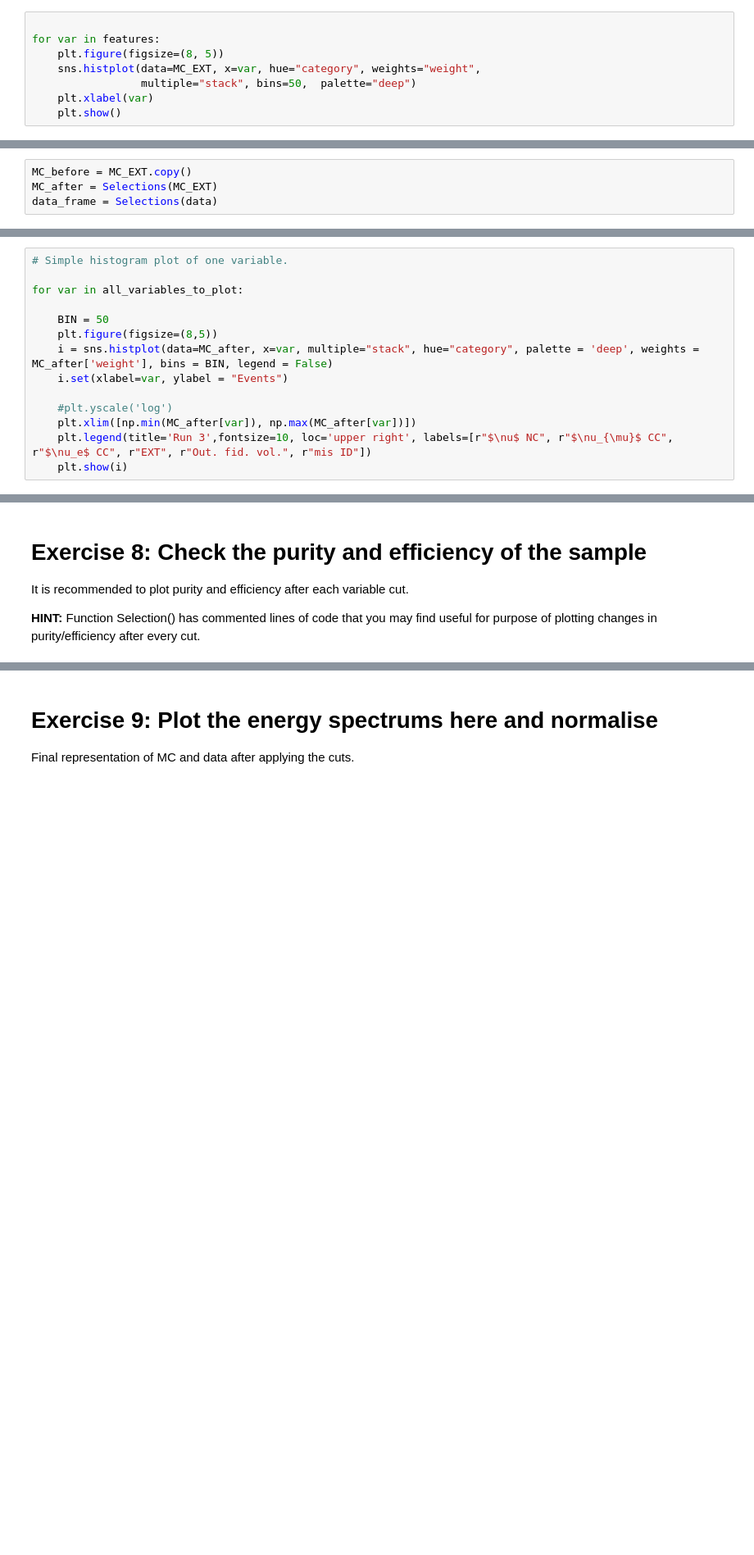
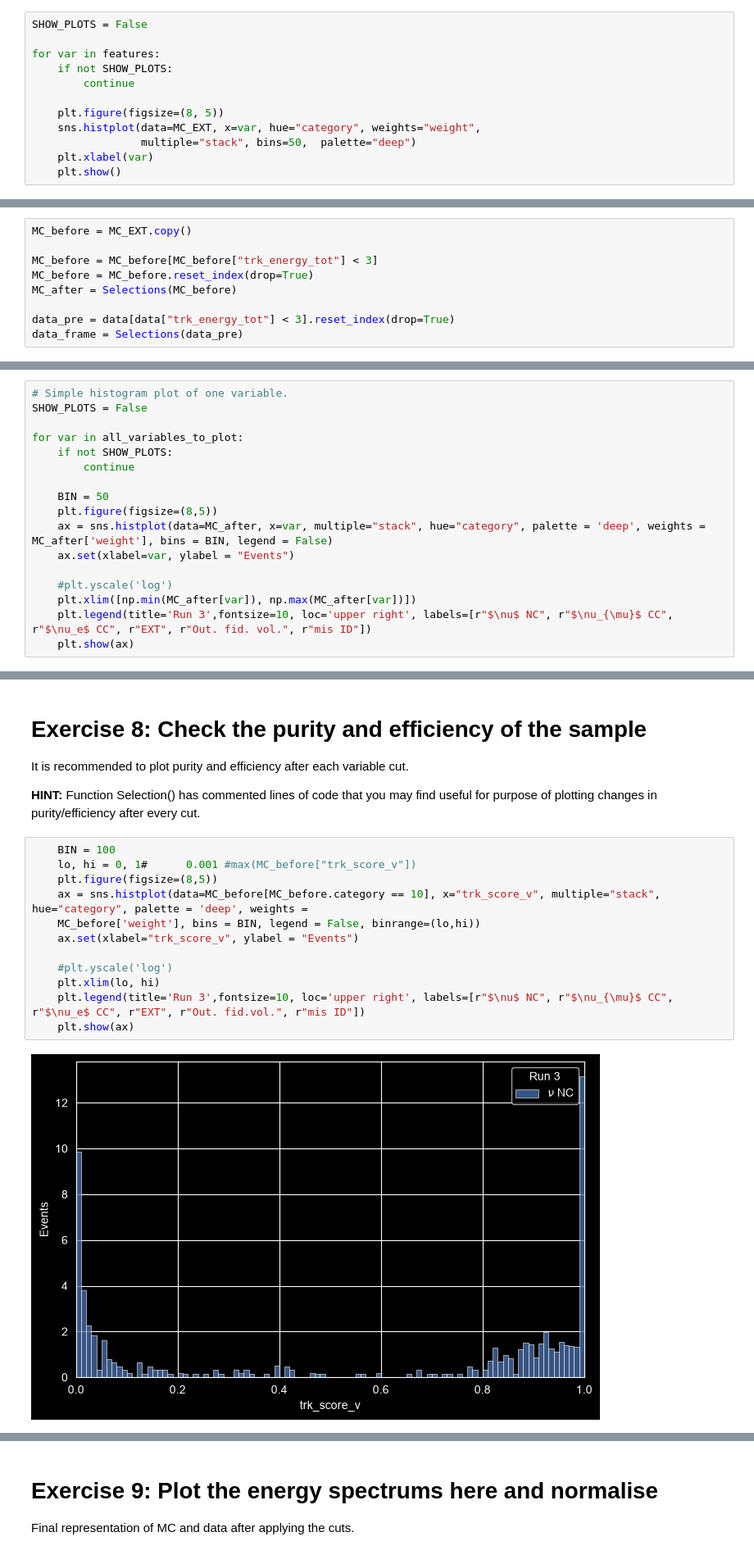
Before and after one commit to harrisonunwin/MicroBooNE_Lab, a Jupyter notebook: MainAnalysis_template.ipynb, the cells around one changed output, grey strips where cells are left out. Shown at 82% size. Saved outputs shown, nothing was run; the diff lists cells and outputs as text; blank space fills up the shorter version.

```diff
--- a/MainAnalysis_template.ipynb
+++ b/MainAnalysis_template.ipynb
@@ -361,8 +361,12 @@ histogram_plot(
 # %% [markdown]
 Modify selection cuts. Remember to cut the same variables in both data sets.
 # %%
+SHOW_PLOTS = False
 
 for var in features:
+    if not SHOW_PLOTS:
+        continue
+
     plt.figure(figsize=(8, 5))
     sns.histplot(data=MC_EXT, x=var, hue="category", weights="weight",
                  multiple="stack", bins=50,  palette="deep")
@@ -429,8 +418,13 @@ def Selections(frame):
 ## Calls the selection function on the dataframes
 # %%
 MC_before = MC_EXT.copy()
-MC_after = Selections(MC_EXT)
-data_frame = Selections(data)
+
+MC_before = MC_before[MC_before["trk_energy_tot"] < 3]
+MC_before = MC_before.reset_index(drop=True)
+MC_after = Selections(MC_before)
+
+data_pre = data[data["trk_energy_tot"] < 3].reset_index(drop=True)
+data_frame = Selections(data_pre)
 # %% [markdown]
 # Plot all variables and decide on selection cuts
 Here is the section with the example histogram plots for each variable. Create a new cell and implement your own function to plot all the histograms.
@@ -443,14 +437,17 @@ print(all_variables_to_plot)
 # %%
 # Simple histogram plot of one variable.
+SHOW_PLOTS = False
 
 for var in all_variables_to_plot:
+    if not SHOW_PLOTS:
+        continue
 
     BIN = 50
     plt.figure(figsize=(8,5))
-    i = sns.histplot(data=MC_after, x=var, multiple="stack", hue="category", palette = 'deep', weights = MC_after['weight'], bins = BIN, legend = False)
-    i.set(xlabel=var, ylabel = "Events")
+    ax = sns.histplot(data=MC_after, x=var, multiple="stack", hue="category", palette = 'deep', weights = MC_after['weight'], bins = BIN, legend = False)
+    ax.set(xlabel=var, ylabel = "Events")
 
     #plt.yscale('log')
     plt.xlim([np.min(MC_after[var]), np.max(MC_after[var])])
     plt.legend(title='Run 3',fontsize=10, loc='upper right', labels=[r"$\nu$ NC", r"$\nu_{\mu}$ CC", r"$\nu_e$ CC", r"EXT", r"Out. fid. vol.", r"mis ID"])
-    plt.show(i)
+    plt.show(ax)
@@ -473,4 +456,18 @@ for var in all_variables_to_plot:
 It is recommended to plot purity and efficiency after each variable cut.
 
 **HINT:** Function Selection() has commented lines of code that you may find useful for purpose of plotting changes in purity/efficiency after every cut.
+# %%
+    BIN = 100
+    lo, hi = 0, 1#      0.001 #max(MC_before["trk_score_v"])
+    plt.figure(figsize=(8,5))
+    ax = sns.histplot(data=MC_before[MC_before.category == 10], x="trk_score_v", multiple="stack", hue="category", palette = 'deep', weights =
+    MC_before['weight'], bins = BIN, legend = False, binrange=(lo,hi))
+    ax.set(xlabel="trk_score_v", ylabel = "Events")
+
+    #plt.yscale('log')
+    plt.xlim(lo, hi)
+    plt.legend(title='Run 3',fontsize=10, loc='upper right', labels=[r"$\nu$ NC", r"$\nu_{\mu}$ CC", r"$\nu_e$ CC", r"EXT", r"Out. fid.vol.", r"mis ID"])
+    plt.show(ax)
+# %% [output]
+[figure, added]
 # %%
```
Also changed, not shown: parts of 17 cells of this notebook.
